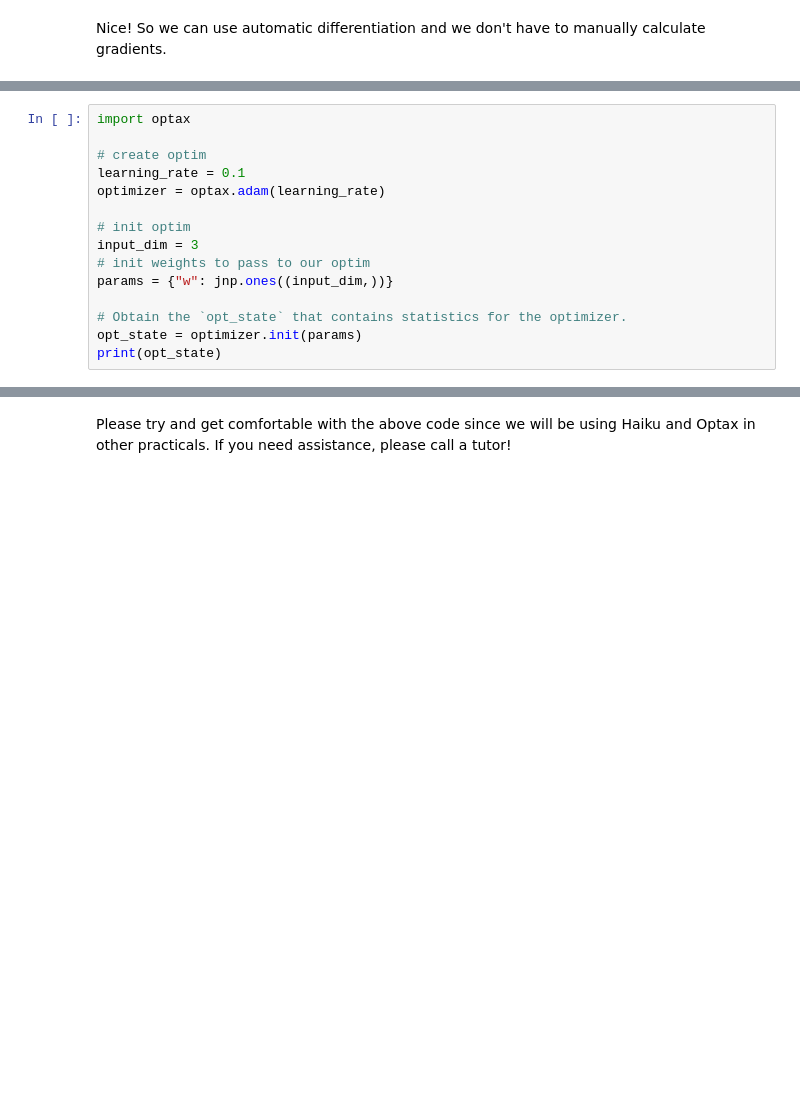
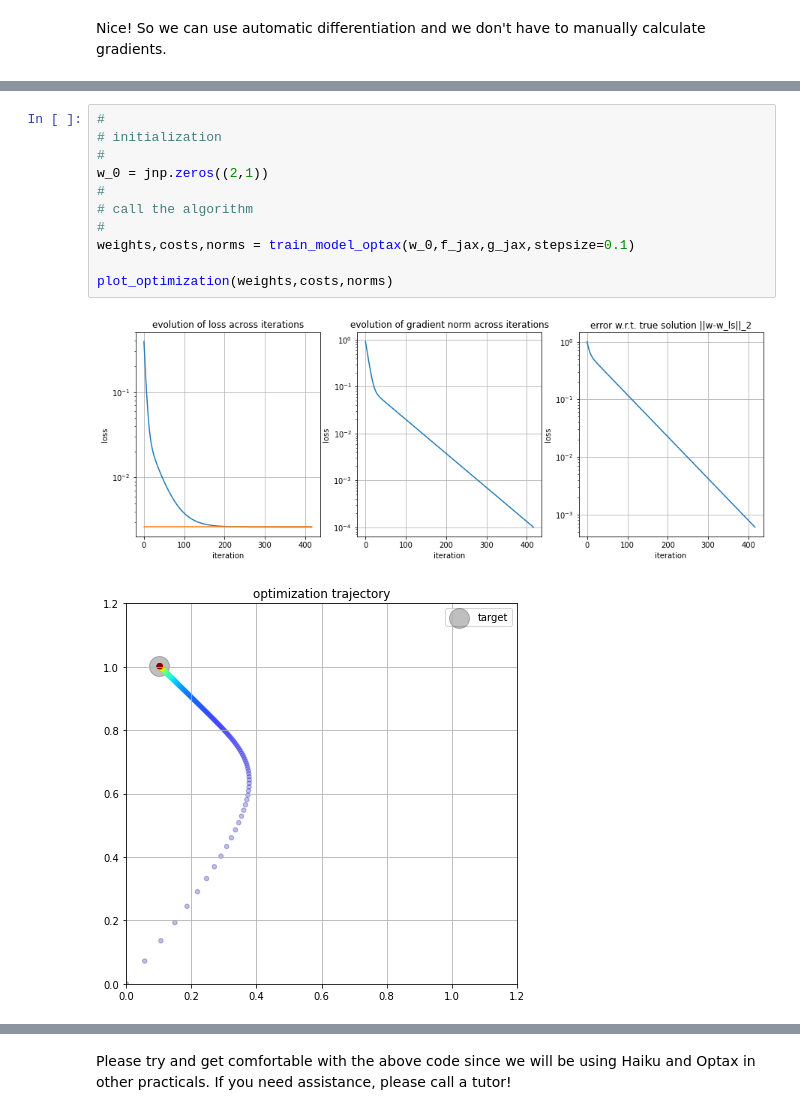
Before and after one commit to khipu-ai/practicals-2023, a Jupyter notebook: notebooks/optimization.ipynb, the cells around one changed output, grey strips where cells are left out. Cells and saved outputs as stored; diff of their text form; blank space fills up the shorter version.

```diff
--- a/notebooks/optimization.ipynb
+++ b/notebooks/optimization.ipynb
@@ -777,15 +491,0 @@ Here is a simple example of how you create and initialize an optimizer.
-# %%
-import optax
-
-# create optim
-learning_rate = 0.1
-optimizer = optax.adam(learning_rate)
-
-# init optim
-input_dim = 3
-# init weights to pass to our optim
-params = {"w": jnp.ones((input_dim,))}
-
-# Obtain the `opt_state` that contains statistics for the optimizer.
-opt_state = optimizer.init(params)
-print(opt_state)
@@ -966,0 +581,14 @@ for step in range(max_steps):
+# %%
+#
+# initialization
+#
+w_0 = jnp.zeros((2,1))
+#
+# call the algorithm
+#
+weights,costs,norms = train_model_optax(w_0,f_jax,g_jax,stepsize=0.1)
+
+plot_optimization(weights,costs,norms)
+# %% [output]
+[figure, added]
+[figure, added]
```
Also changed, not shown: parts of 80 cells of this notebook.
